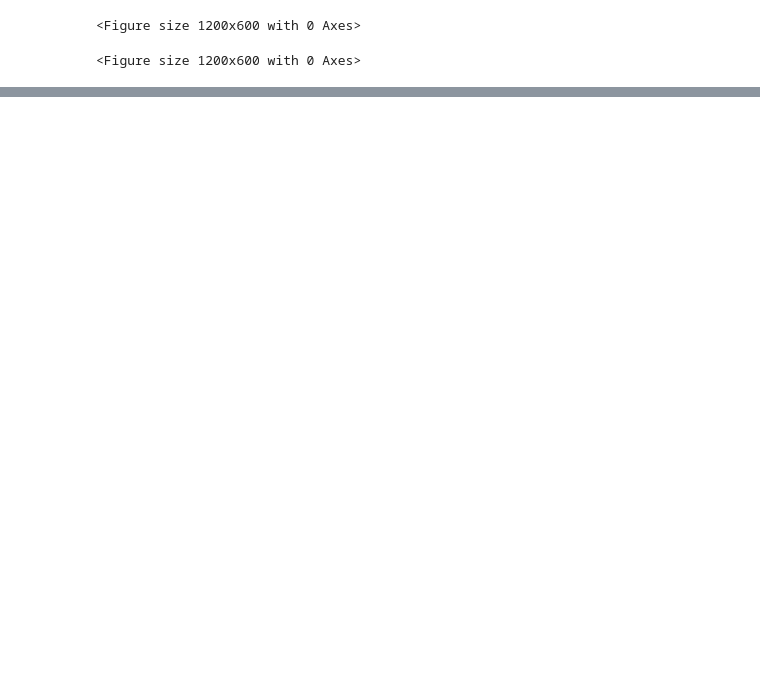
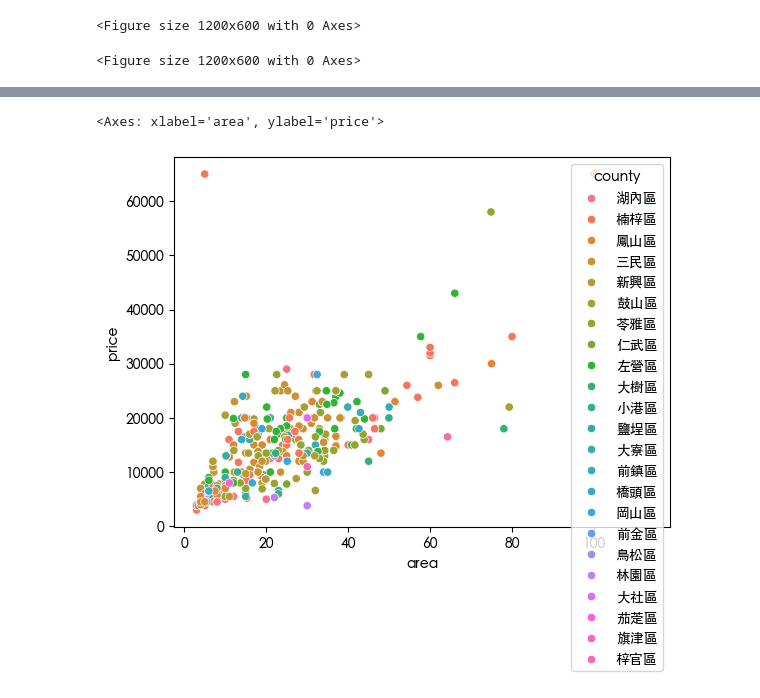
Before and after one commit to ChipCLee/rent, a Jupyter notebook: kaohsiung.ipynb, the cells around one changed output, grey strips where cells are left out. Drawn from its saved outputs; the diff is of its cells as text; code cells hidden in the pictures; blank space fills up the shorter version.

```diff
--- a/kaohsiung.ipynb
+++ b/kaohsiung.ipynb
@@ -101,3 +110,8 @@ sns.lineplot(x=df_seleced['area'],y=df_seleced['price'], hue=df_seleced['type'])
+# %%
+sns.scatterplot(x=df_seleced['area'], y=df_seleced['price'], hue=df_seleced['county'])
+# %% [output]
+<Axes: xlabel='area', ylabel='price'>
+[figure, added]
 # %%
 sns.scatterplot(x=df_seleced['area'], y=df_seleced['price'], hue=df_seleced['type'])
 # %% [output]
```
Also changed, not shown: parts of 9 cells of this notebook, 3 other files.
